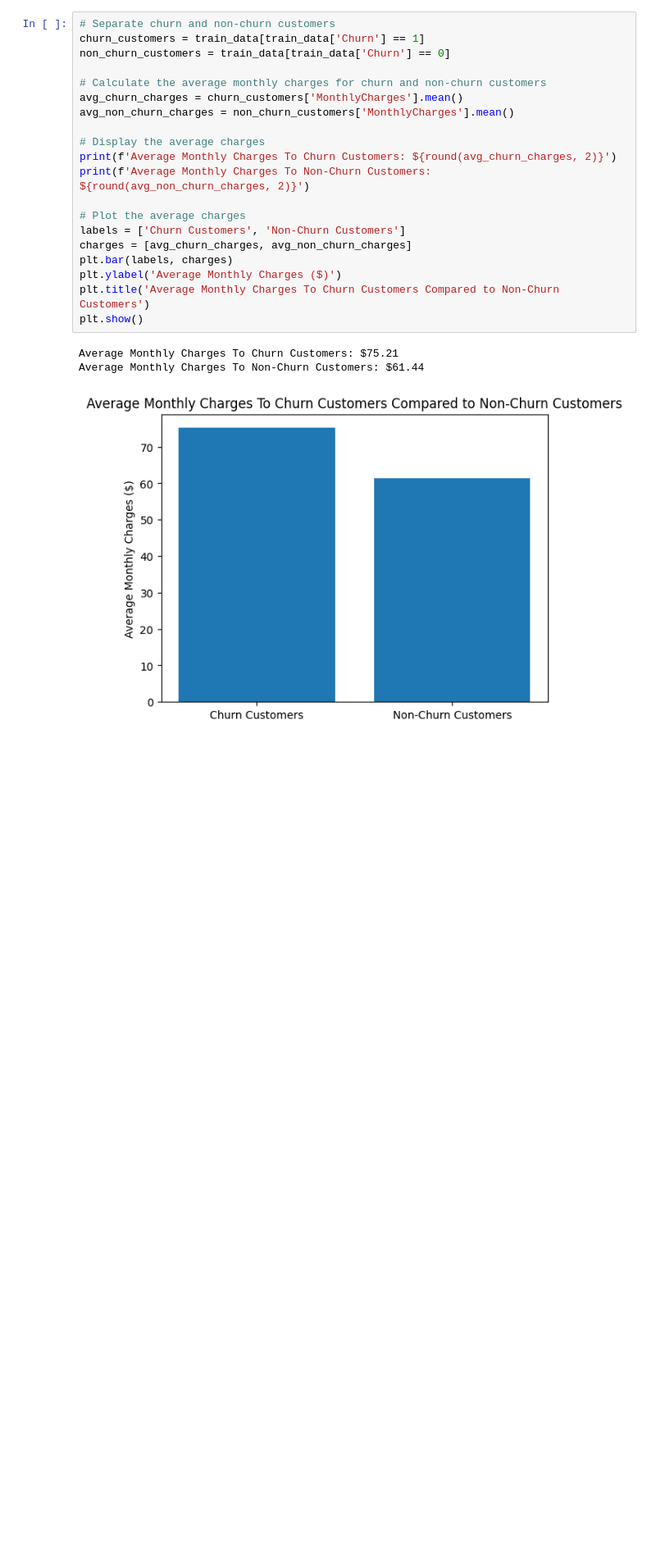
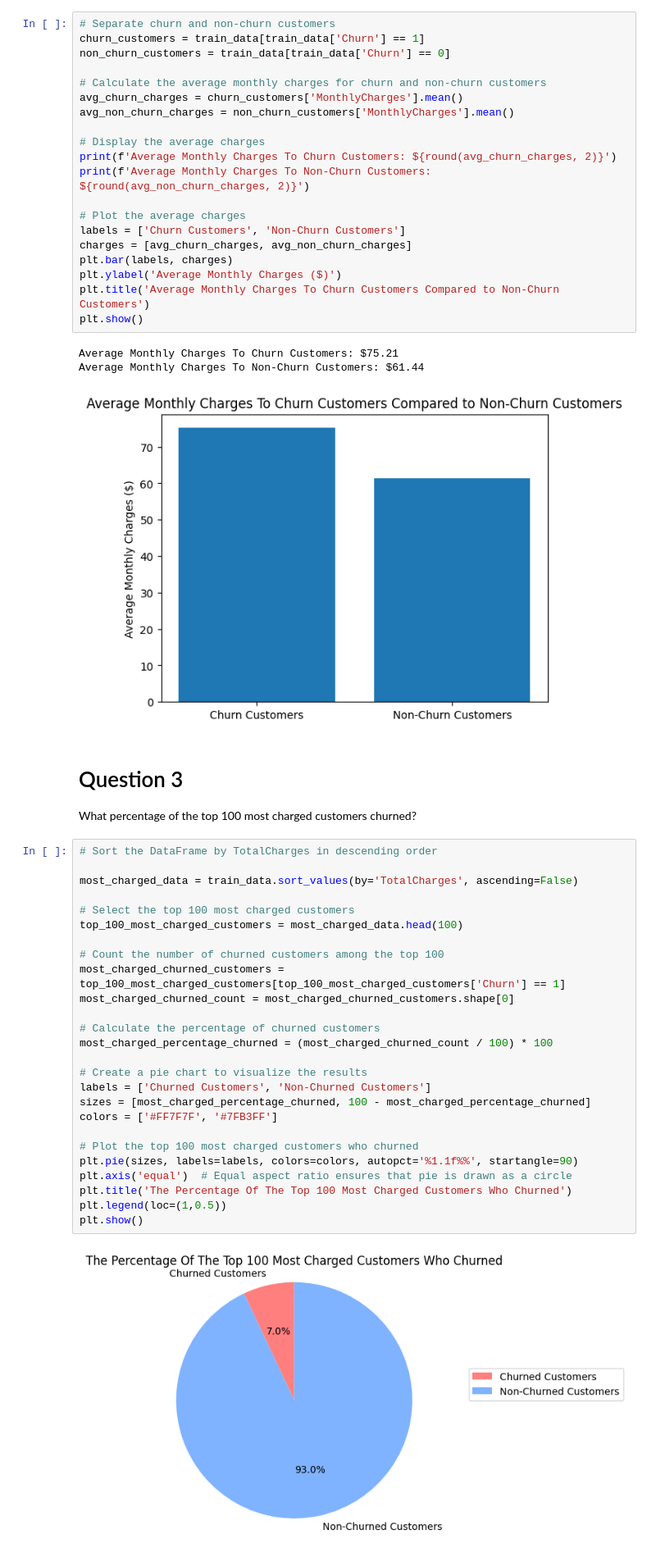
Before and after one commit to iameberedavid/Telco-Churn-Analysis, a Jupyter notebook: Jupyter Notebook.ipynb, the cells around one changed output. Shown at 82% size. Drawn from its saved outputs; the diff is of its cells as text; blank space fills up the shorter version.

Commit message:
Answered questions 3, 4 and 5

```diff
--- a/Jupyter Notebook.ipynb
+++ b/Jupyter Notebook.ipynb
@@ -616,3 +617,34 @@ plt.show()
 Average Monthly Charges To Churn Customers: $75.21
 Average Monthly Charges To Non-Churn Customers: $61.44
 [figure]
+# %% [markdown]
+# Question 3
+What percentage of the top 100 most charged customers churned?
+# %%
+# Sort the DataFrame by TotalCharges in descending order
+
+most_charged_data = train_data.sort_values(by='TotalCharges', ascending=False)
+
+# Select the top 100 most charged customers
+top_100_most_charged_customers = most_charged_data.head(100)
+
+# Count the number of churned customers among the top 100
+most_charged_churned_customers = top_100_most_charged_customers[top_100_most_charged_customers['Churn'] == 1]
+most_charged_churned_count = most_charged_churned_customers.shape[0]
+
+# Calculate the percentage of churned customers
+most_charged_percentage_churned = (most_charged_churned_count / 100) * 100
+
+# Create a pie chart to visualize the results
+labels = ['Churned Customers', 'Non-Churned Customers']
+sizes = [most_charged_percentage_churned, 100 - most_charged_percentage_churned]
+colors = ['#FF7F7F', '#7FB3FF']
+
+# Plot the top 100 most charged customers who churned
+plt.pie(sizes, labels=labels, colors=colors, autopct='%1.1f%%', startangle=90)
+plt.axis('equal')  # Equal aspect ratio ensures that pie is drawn as a circle
+plt.title('The Percentage Of The Top 100 Most Charged Customers Who Churned')
+plt.legend(loc=(1,0.5))
+plt.show()
+# %% [output]
+[figure, added]
```
Also changed, not shown: parts of 5 cells of this notebook.
